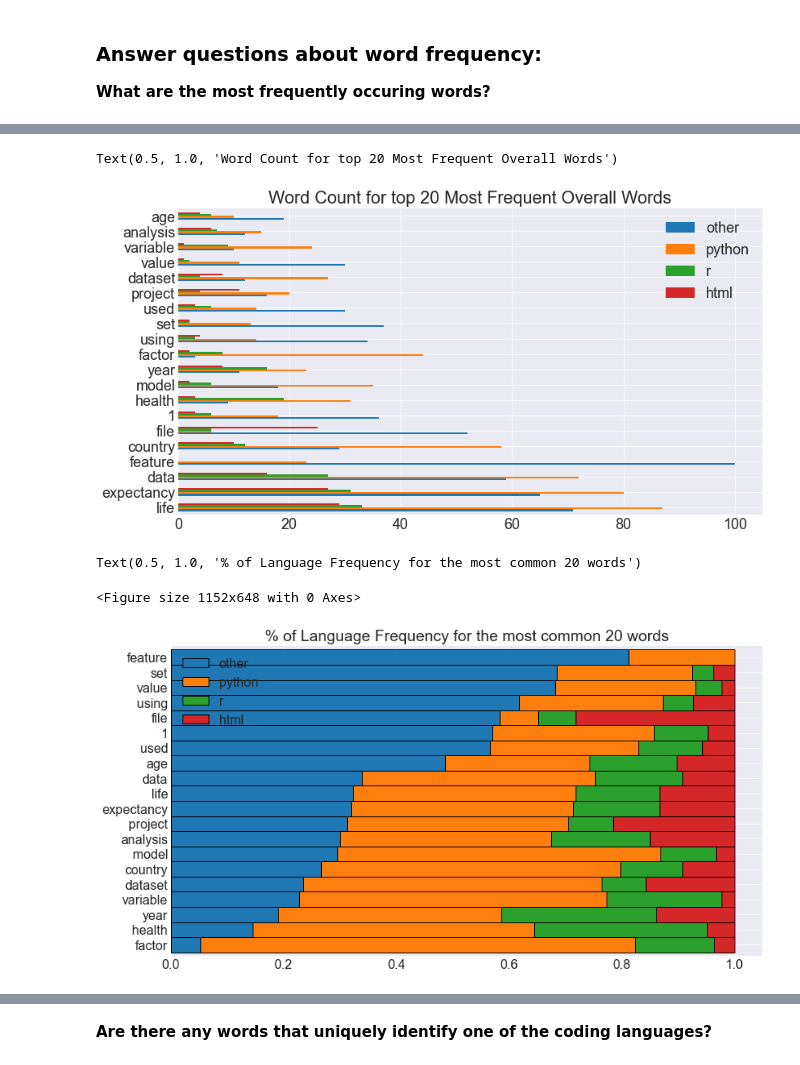
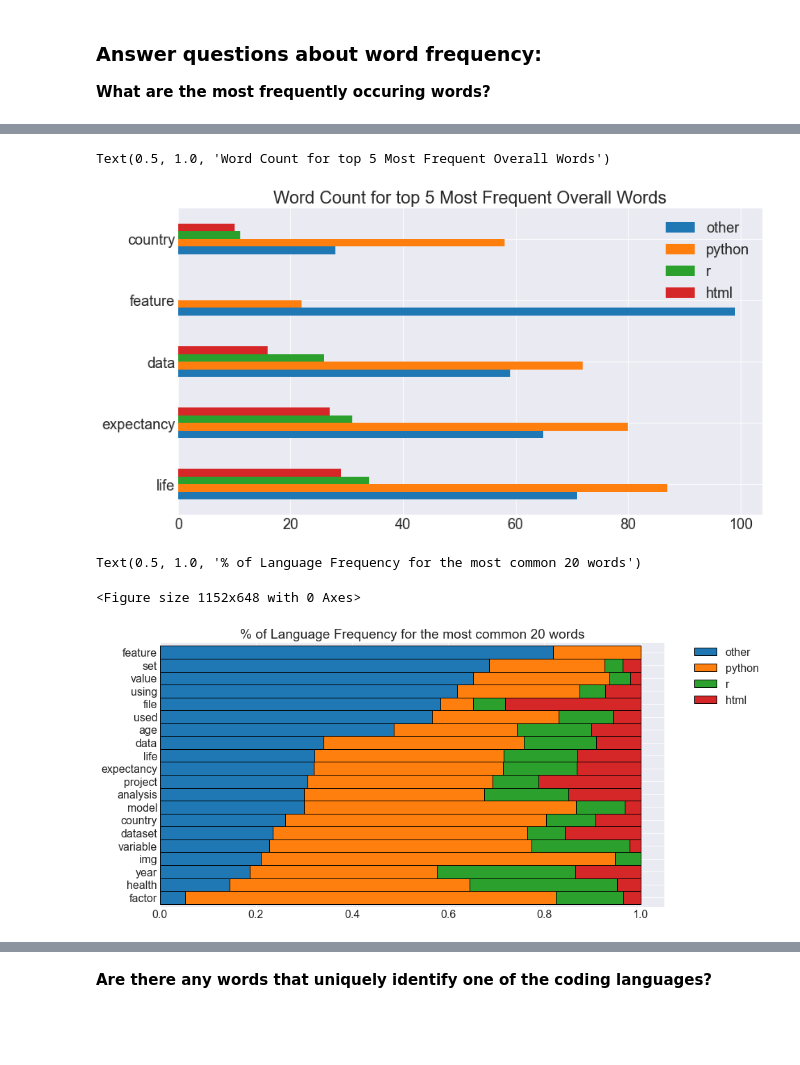
Before and after one commit to Two-Guys-and-a-Gal/NLP-Project, a Jupyter notebook: rivera_work.ipynb, the cells around one changed output, grey strips where cells are left out. Drawn from its saved outputs; the diff is of its cells as text; code cells hidden in the pictures; blank space fills up the shorter version.

```diff
--- a/rivera_work.ipynb
+++ b/rivera_work.ipynb
@@ -51,3 +53,15 @@ memory usage: 4.0+ KB
+# %%
+def basic_clean_no_numbers(text):
+    """
+    Basic cleaning of text
+    """
+    text = (
+        unicodedata.normalize("NFKD", text)
+        .encode("ascii", "ignore")
+        .decode("utf-8", "ignore")
+    )
+    text = re.sub(r"[^a-zA-Z'\s]", '', text).lower()
+    return text
 # %%
 df[df['readme_contents'].str.len() == 0].shape[0]
 # %% [output]
@@ -66,0 +81,3 @@ df.head()
+# %%
+df['clean_contents']= df['original'].apply(basic_clean_no_numbers)
+df.head()
@@ -66,0 +91,3 @@ df.head()
+# %%
+test = df.clean_contents[0]
+test
@@ -141,7 +170,7 @@ def clean(text):
              .encode('ascii', 'ignore')
              .decode('utf-8', 'ignore')
              .lower())
-    words = re.sub(r'[^\w\s]', '', text).split()
+    words = re.sub(r"[^a-zA-Z'\s]", '', text).split()
     return [wnl.lemmatize(word) for word in words if word not in stopwords]
 # %%
 ## Create lists of words for each language category
@@ -256,23 +285,24 @@ word_counts.sort_values(by='all', ascending=False).head(20)
 # %%
 plt.rc('font', size=18)
-word_counts.sort_values('all', ascending=False).head(20)[['other', 'python', 'r', 'html']].plot.barh()
-plt.title('Word Count for top 20 Most Frequent Overall Words')
+word_counts.sort_values('all', ascending=False).head(5)[['other', 'python', 'r', 'html']].plot.barh()
+plt.title('Word Count for top 5 Most Frequent Overall Words')
 # %% [output]
-Text(0.5, 1.0, 'Word Count for top 20 Most Frequent Overall Words')
+Text(0.5, 1.0, 'Word Count for top 5 Most Frequent Overall Words')
-[figure, old version]
+[figure, new version]
 # %%
 plt.figure(figsize=(16, 9))
 plt.rc('font', size=16)
 
 (word_counts.sort_values('all', ascending=False)
  .head(20)
  .apply(lambda row: row/row['all'], axis = 1)
  .drop(columns = 'all')
  .sort_values(by = 'other')
  .plot.barh(stacked = True, width = 1, ec = 'k')
 )
+plt.legend(bbox_to_anchor=(1.05, 1), loc=2, borderaxespad=0.)
 plt.title('% of Language Frequency for the most common 20 words')
 # %% [output]
 Text(0.5, 1.0, '% of Language Frequency for the most common 20 words')
 <Figure size 1152x648 with 0 Axes>
-[figure, old version]
+[figure, new version]
```
Also changed, not shown: parts of 32 cells of this notebook.
